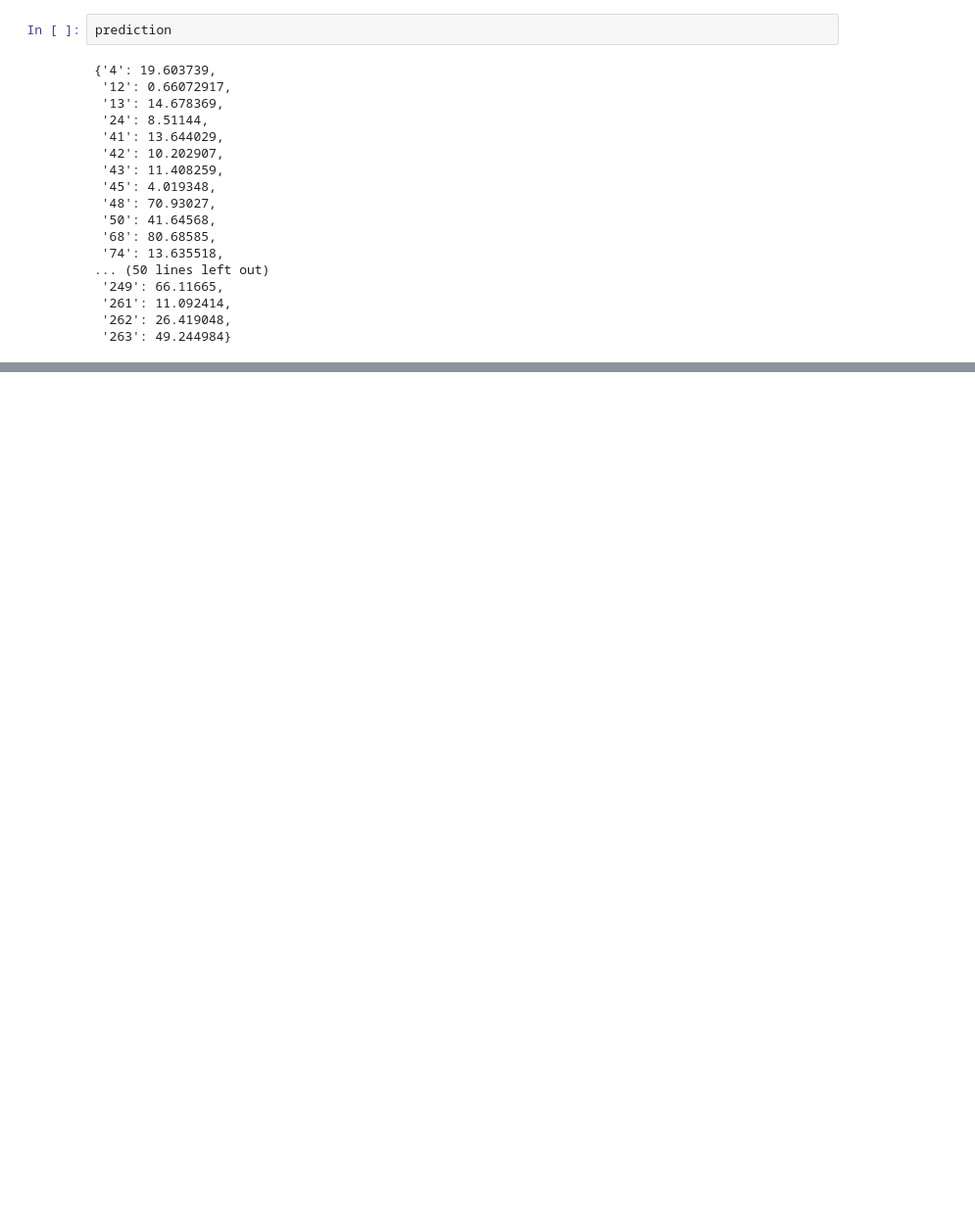
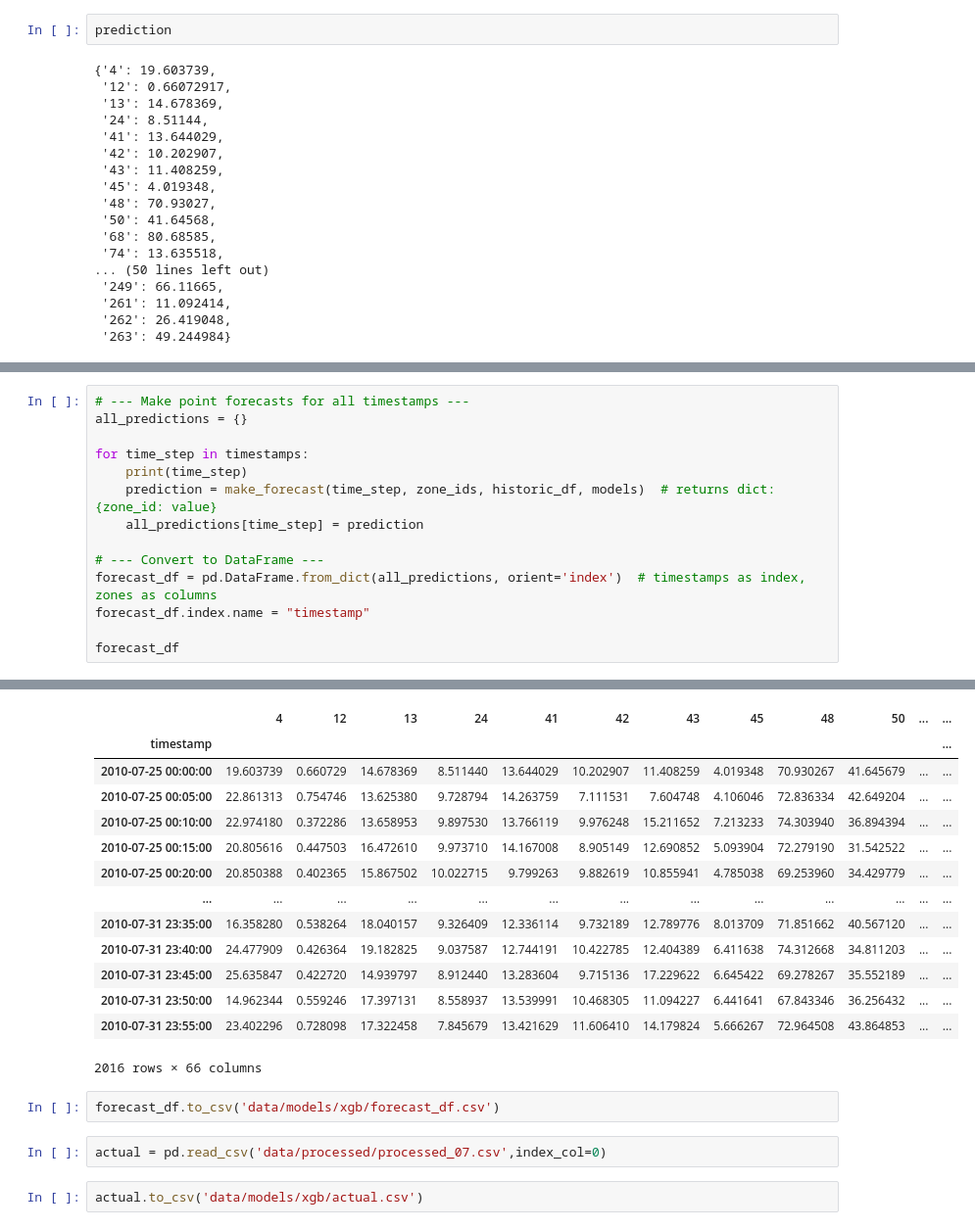
Before and after one commit to Aval001/NYC-Demand-Forecasting, a Jupyter notebook: simulation.ipynb, the cells around one changed output, grey strips where cells are left out. Shown at 98% size. Cells and saved outputs as stored; diff of their text form; blank space fills up the shorter version.

Commit message:
Generated Forecasts using XGB

```diff
--- a/simulation.ipynb
+++ b/simulation.ipynb
@@ -133 +133,16 @@ samples_df
 100 rows × 66 columns
+# %%
+# --- Make point forecasts for all timestamps ---
+all_predictions = {}
+
+for time_step in timestamps:
+    print(time_step)
+    prediction = make_forecast(time_step, zone_ids, historic_df, models)  # returns dict: {zone_id: value}
+    all_predictions[time_step] = prediction
+
+# --- Convert to DataFrame ---
+forecast_df = pd.DataFrame.from_dict(all_predictions, orient='index')  # timestamps as index, zones as columns
+forecast_df.index.name = "timestamp"
+
+forecast_df
+# %% [output]
@@ -133,0 +166,20 @@ samples_df
+|  | 4 | 12 | 13 | 24 | 41 | 42 | 43 | 45 | 48 | 50 | ... | ... |
+| timestamp |  |  |  |  |  |  |  |  |  |  |  | ... |
+| 2010-07-25 00:00:00 | 19.603739 | 0.660729 | 14.678369 | 8.511440 | 13.644029 | 10.202907 | 11.408259 | 4.019348 | 70.930267 | 41.645679 | ... | ... |
+| 2010-07-25 00:05:00 | 22.861313 | 0.754746 | 13.625380 | 9.728794 | 14.263759 | 7.111531 | 7.604748 | 4.106046 | 72.836334 | 42.649204 | ... | ... |
+| 2010-07-25 00:10:00 | 22.974180 | 0.372286 | 13.658953 | 9.897530 | 13.766119 | 9.976248 | 15.211652 | 7.213233 | 74.303940 | 36.894394 | ... | ... |
+| 2010-07-25 00:15:00 | 20.805616 | 0.447503 | 16.472610 | 9.973710 | 14.167008 | 8.905149 | 12.690852 | 5.093904 | 72.279190 | 31.542522 | ... | ... |
+| 2010-07-25 00:20:00 | 20.850388 | 0.402365 | 15.867502 | 10.022715 | 9.799263 | 9.882619 | 10.855941 | 4.785038 | 69.253960 | 34.429779 | ... | ... |
+| ... | ... | ... | ... | ... | ... | ... | ... | ... | ... | ... | ... | ... |
+| 2010-07-31 23:35:00 | 16.358280 | 0.538264 | 18.040157 | 9.326409 | 12.336114 | 9.732189 | 12.789776 | 8.013709 | 71.851662 | 40.567120 | ... | ... |
+| 2010-07-31 23:40:00 | 24.477909 | 0.426364 | 19.182825 | 9.037587 | 12.744191 | 10.422785 | 12.404389 | 6.411638 | 74.312668 | 34.811203 | ... | ... |
+| 2010-07-31 23:45:00 | 25.635847 | 0.422720 | 14.939797 | 8.912440 | 13.283604 | 9.715136 | 17.229622 | 6.645422 | 69.278267 | 35.552189 | ... | ... |
+| 2010-07-31 23:50:00 | 14.962344 | 0.559246 | 17.397131 | 8.558937 | 13.539991 | 10.468305 | 11.094227 | 6.441641 | 67.843346 | 36.256432 | ... | ... |
+| 2010-07-31 23:55:00 | 23.402296 | 0.728098 | 17.322458 | 7.845679 | 13.421629 | 11.606410 | 14.179824 | 5.666267 | 72.964508 | 43.864853 | ... | ... |
+2016 rows × 66 columns
+# %%
+forecast_df.to_csv('data/models/xgb/forecast_df.csv')
+# %%
+actual = pd.read_csv('data/processed/processed_07.csv',index_col=0)
+# %%
+actual.to_csv('data/models/xgb/actual.csv')
```
Also changed, not shown: parts of 13 cells of this notebook.
